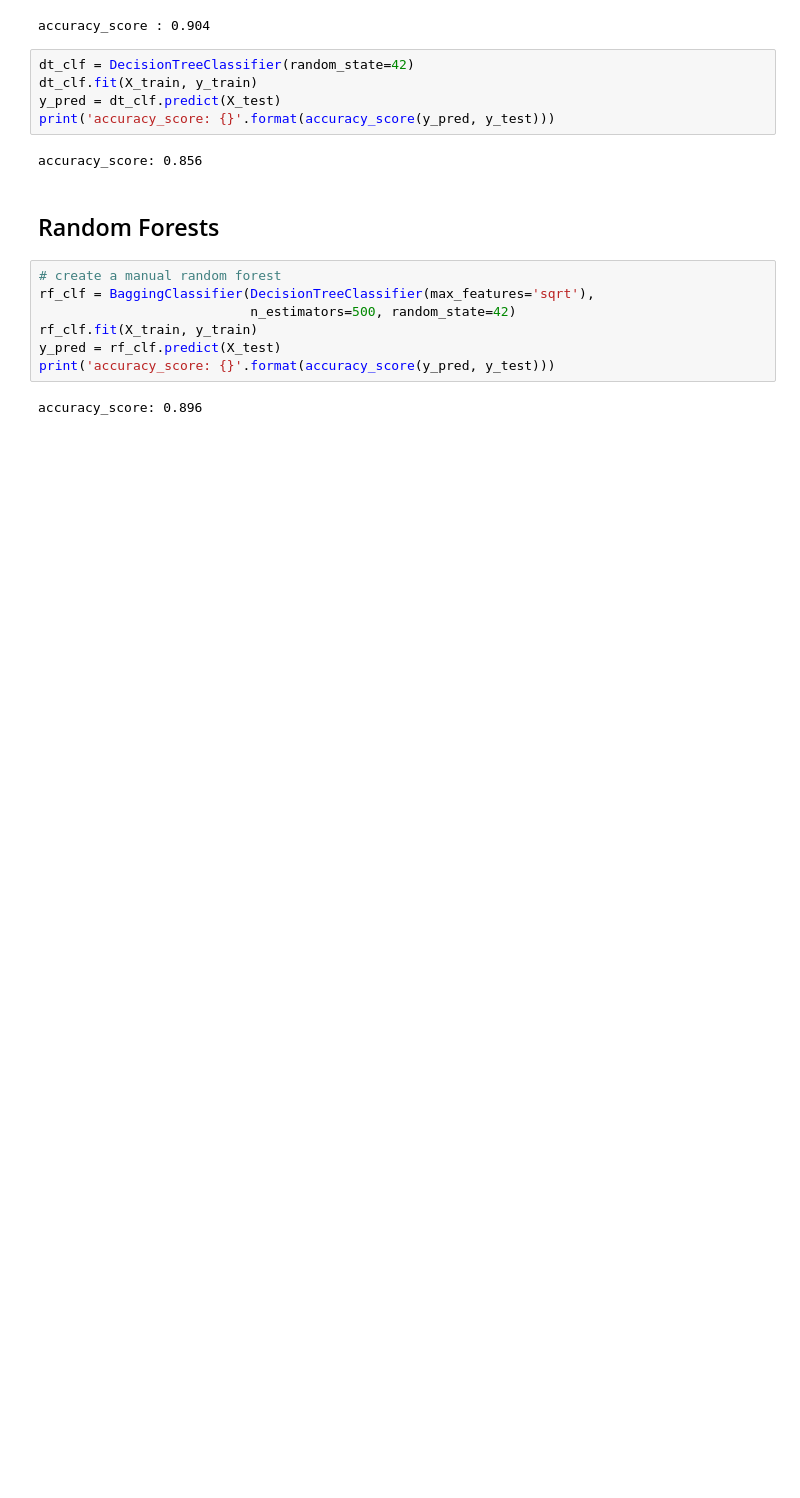
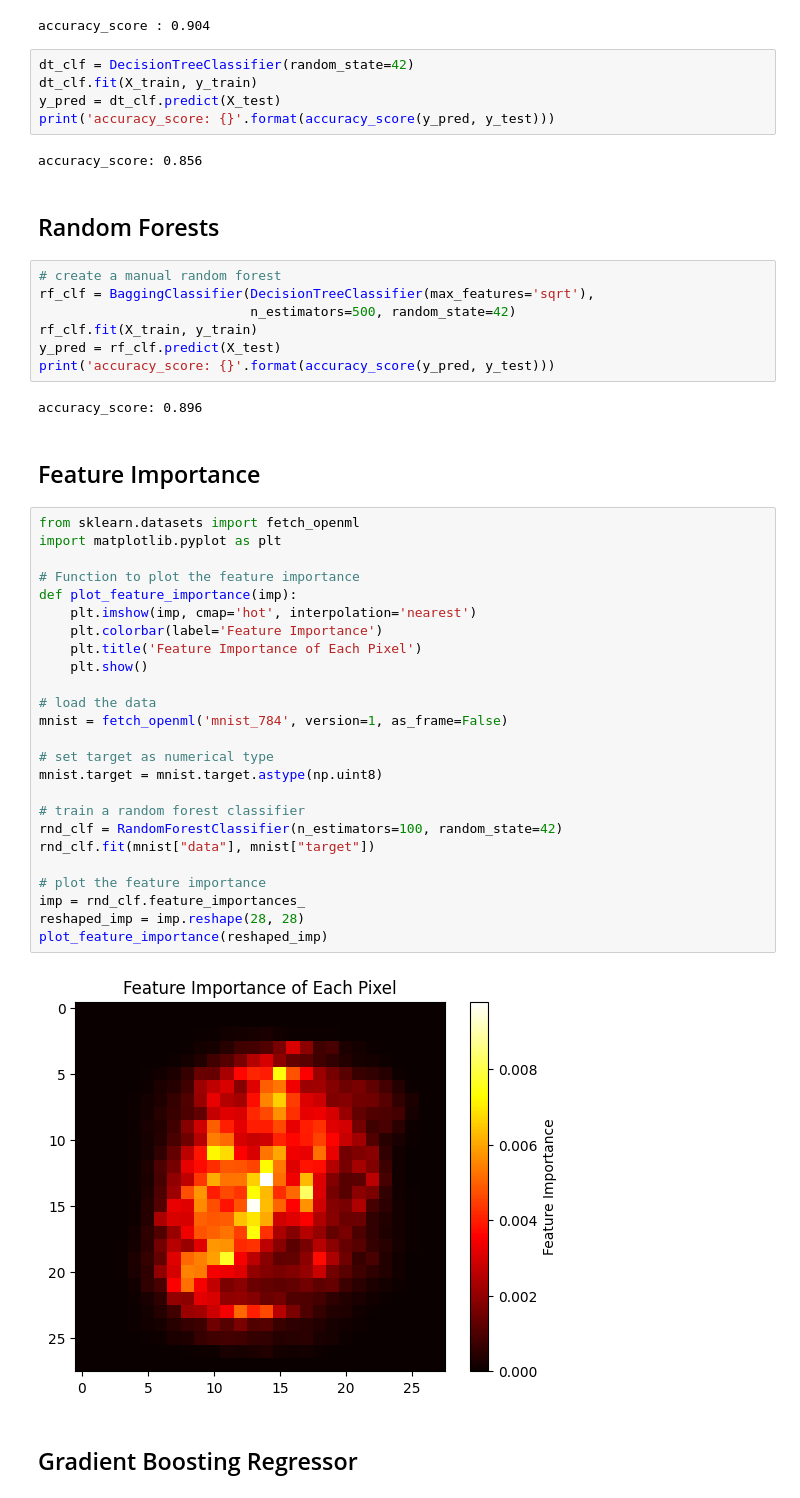
Before and after one commit to saiprakash-c/machine-learning-fundamentals, a Jupyter notebook: ensemble_learning.ipynb, the cells around one changed output. Cells and saved outputs as stored; diff of their text form; blank space fills up the shorter version.

Commit message:
Added feature importance and gradient boosting regressor

```diff
--- a/ensemble_learning.ipynb
+++ b/ensemble_learning.ipynb
@@ -113,3 +113,34 @@ y_pred = rf_clf.predict(X_test)
 print('accuracy_score: {}'.format(accuracy_score(y_pred, y_test)))
 # %% [output]
 accuracy_score: 0.896
+# %% [markdown]
+## Feature Importance
+# %%
+from sklearn.datasets import fetch_openml
+import matplotlib.pyplot as plt
+
+# Function to plot the feature importance
+def plot_feature_importance(imp):
+    plt.imshow(imp, cmap='hot', interpolation='nearest')
+    plt.colorbar(label='Feature Importance')
+    plt.title('Feature Importance of Each Pixel')
+    plt.show()
+
+# load the data
+mnist = fetch_openml('mnist_784', version=1, as_frame=False)
+
+# set target as numerical type
+mnist.target = mnist.target.astype(np.uint8)
+
+# train a random forest classifier
+rnd_clf = RandomForestClassifier(n_estimators=100, random_state=42)
+rnd_clf.fit(mnist["data"], mnist["target"])
+
+# plot the feature importance
+imp = rnd_clf.feature_importances_
+reshaped_imp = imp.reshape(28, 28)
+plot_feature_importance(reshaped_imp)
+# %% [output]
+[figure, added]
+# %% [markdown]
+## Gradient Boosting Regressor
```
Also changed, not shown: parts of 6 cells of this notebook.
